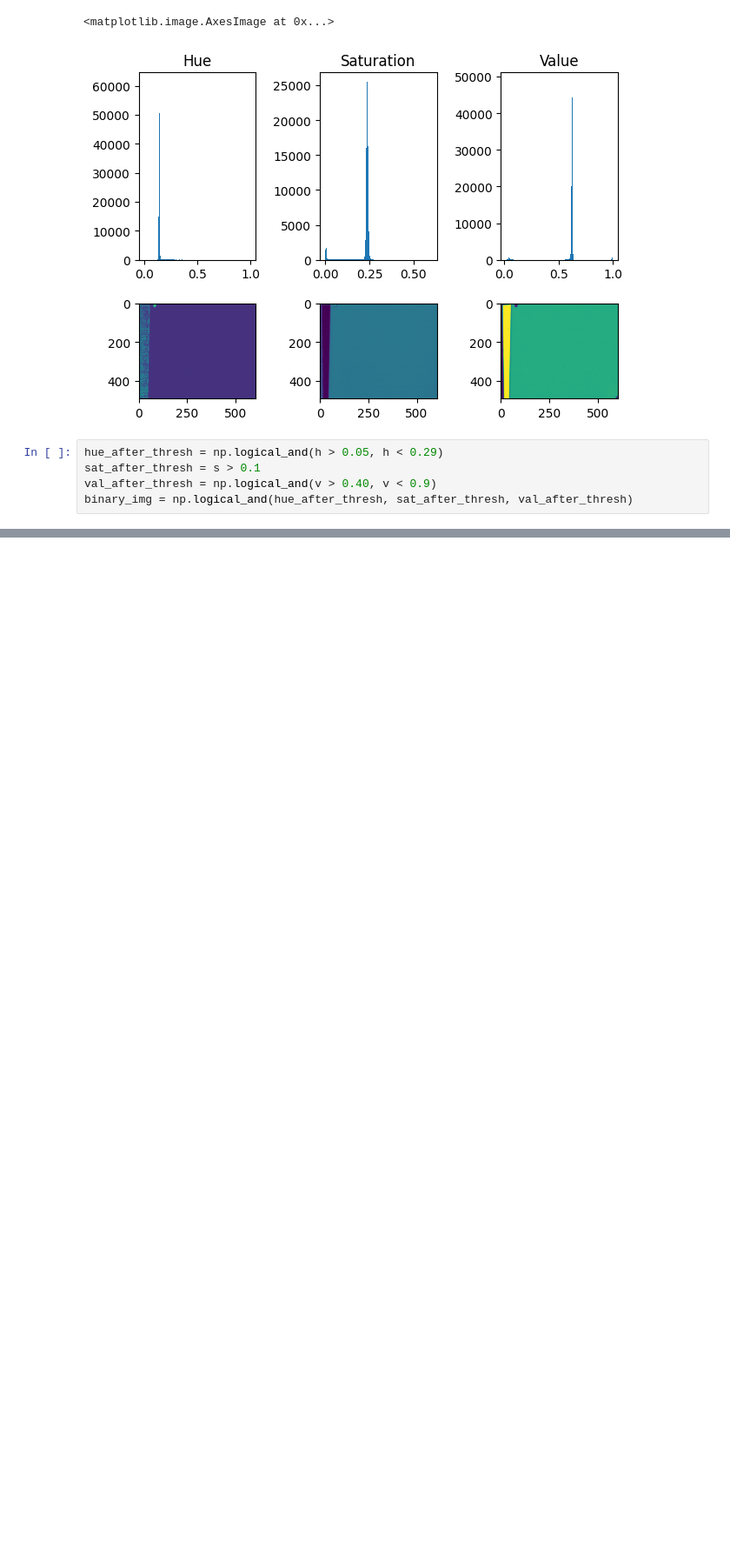
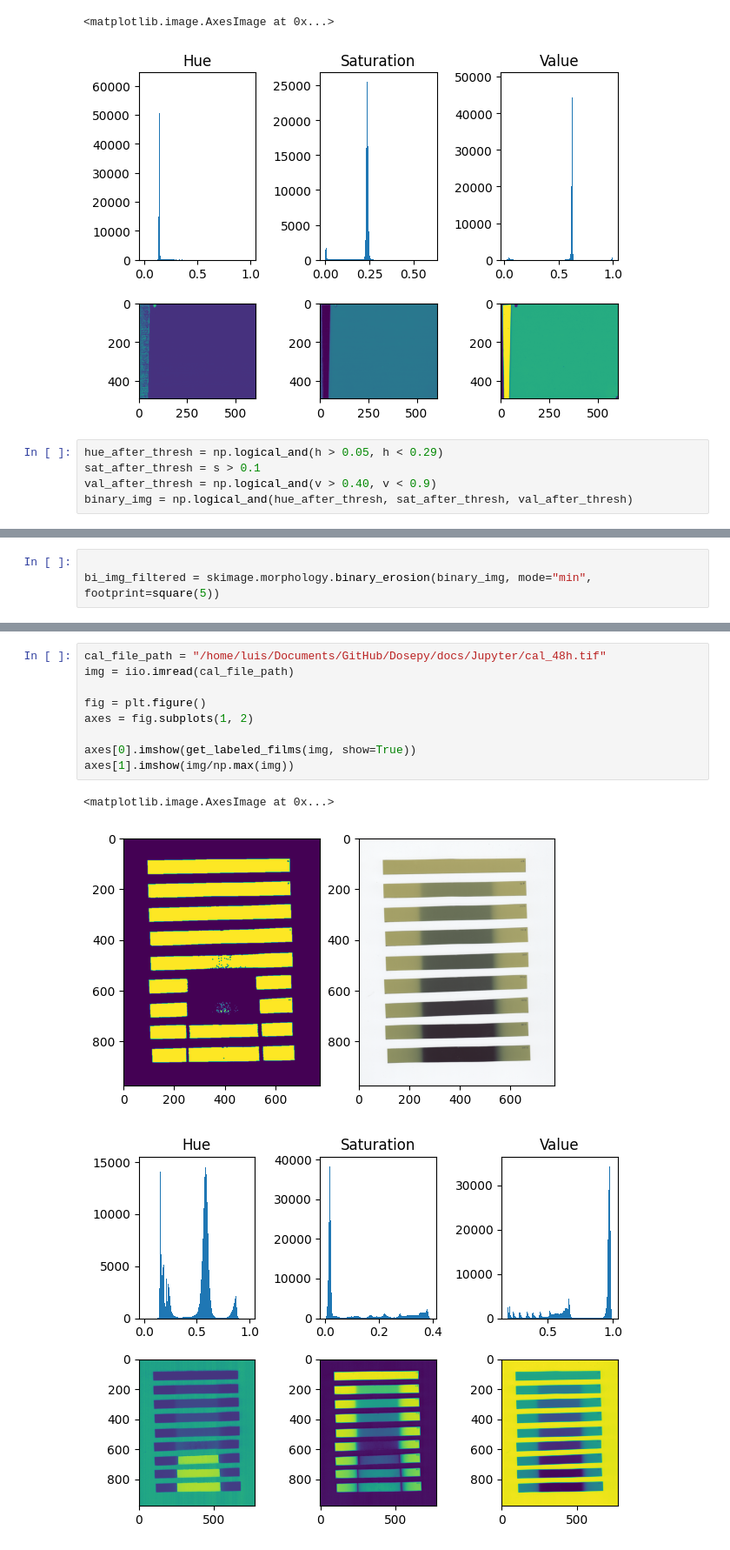
Before and after one commit to LuisOlivaresJ/Dosepy, a Jupyter notebook: src/Dosepy/tools/to_do_progress.ipynb, the cells around one changed output, grey strips where cells are left out. Shown: that part at 87% size. Cells and saved outputs as stored; diff of their text form; blank space fills up the shorter version.

Commit message:
Testing with another image

```diff
--- a/src/Dosepy/tools/to_do_progress.ipynb
+++ b/src/Dosepy/tools/to_do_progress.ipynb
@@ -168,0 +125,3 @@ plt.imshow(binary_img)
+# %%
+
+bi_img_filtered = skimage.morphology.binary_erosion(binary_img, mode="min", footprint=square(5))
@@ -168,0 +173,13 @@ plt.imshow(binary_img)
+# %%
+cal_file_path = "/home/luis/Documents/GitHub/Dosepy/docs/Jupyter/cal_48h.tif"
+img = iio.imread(cal_file_path)
+
+fig = plt.figure()
+axes = fig.subplots(1, 2)
+
+axes[0].imshow(get_labeled_films(img, show=True))
+axes[1].imshow(img/np.max(img))
+# %% [output]
+<matplotlib.image.AxesImage at 0x...>
+[figure, added]
+[figure, added]
```
Also changed, not shown: parts of 15 cells of this notebook.
